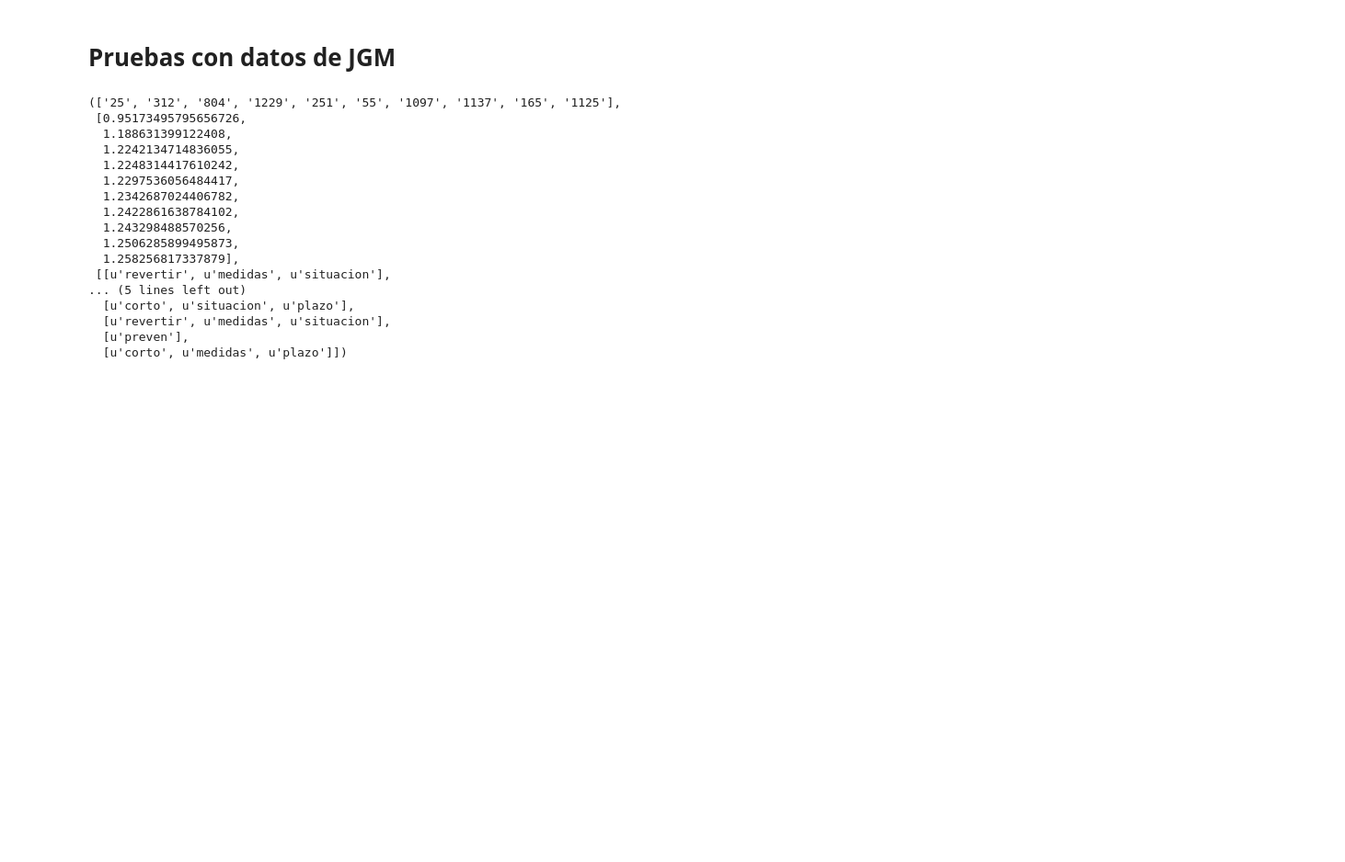
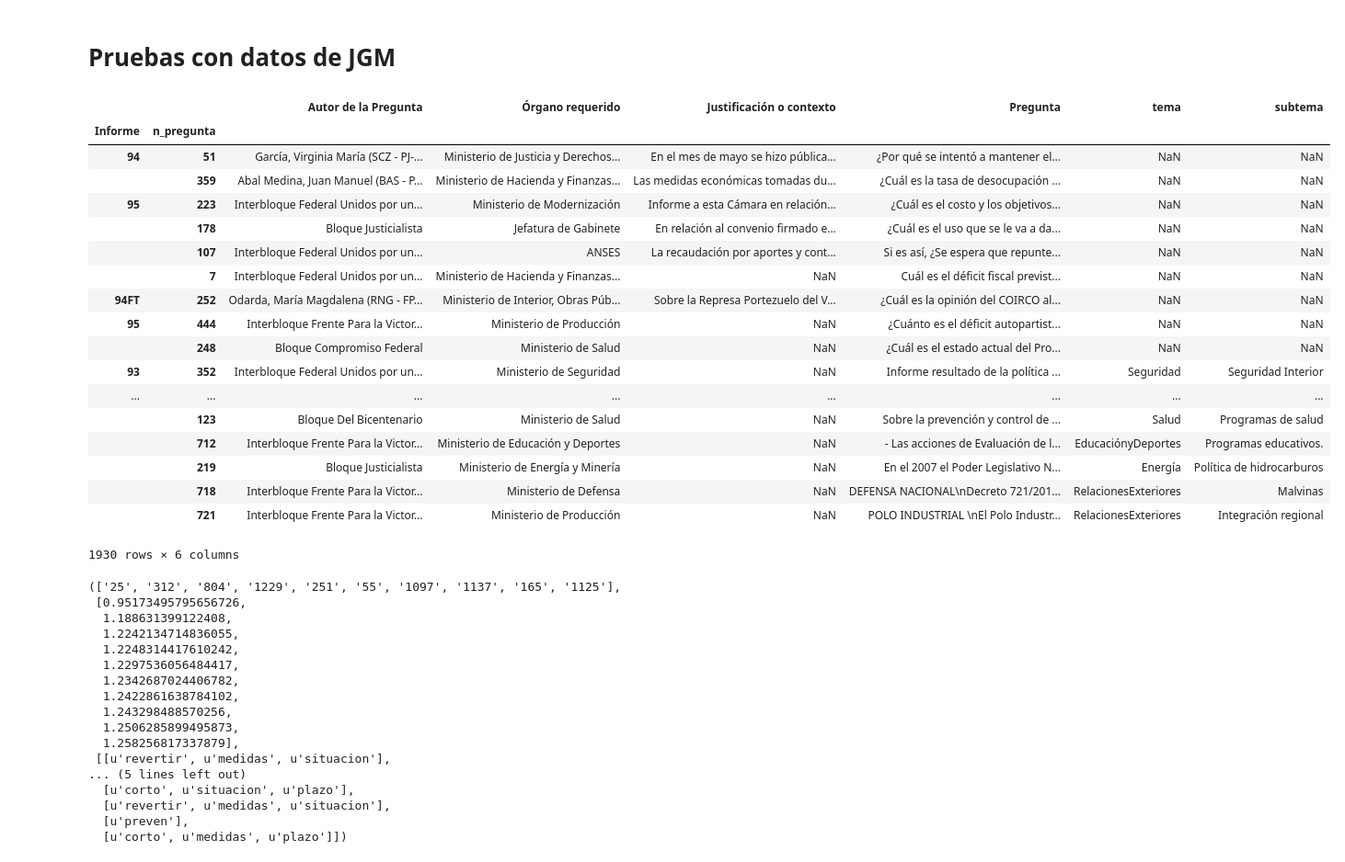
Before and after one commit to kant/buscador-srpa, a Jupyter notebook: testeos_del_objeto.ipynb, the cells around one changed output. Shown: that part at 92% size. Drawn from its saved outputs; the diff is of its cells as text; code cells hidden in the pictures; blank space fills up the shorter version.

Commit message:
Agrego la busqueda por el text-classifier tambien en el campo contexto, renombro campos y elimino justificacion

```diff
--- a/testeos_del_objeto.ipynb
+++ b/testeos_del_objeto.ipynb
@@ -189,7 +189,7 @@ archivos_excel =[unicode(archivo, 'utf') for archivo in os.listdir('./borrador/'
 all_dataframes = []
 for archivo in archivos_excel:
     all_dataframes.append(pd.read_excel(os.path.join('.','borrador',archivo), sheetname='Respuestas de formulario 1'))
-all_questions = pd.concat([x.Pregunta for x in all_dataframes], keys=['94', '94FT','95', '93']).to_frame()
+all_questions = pd.concat([x.loc[:,['Autor de la Pregunta',u'Órgano requerido', u'Justificación o contexto', 'Pregunta']] for x in all_dataframes], keys=['94', '94FT','95', '93'])
 preg_cat = pd.read_excel('./borrador/Informe 93 - HCDN (Respuestas) (1) (1).xlsx',sheetname='Respuestas de formulario 1')
 preg_cat = preg_cat.sortlevel(0)
 all_questions = all_questions.sortlevel(0)
@@ -202,6 +202,28 @@ all_questions.dropna(subset=['Pregunta'], inplace=True) # Sacar preguntas vacias
 longitud = all_questions.Pregunta.str.len()
 all_questions = all_questions.loc[longitud.sort_values().index[50:]] # Sacar preguntas demasiado cortas
 all_questions.index.names = ['Informe', 'n_pregunta']
+# %%
+all_questions
+# %% [output]
+|  |  | Autor de la Pregunta | Órgano requerido | Justificación o contexto | Pregunta | tema | subtema |
+| Informe | n_pregunta |  |  |  |  |  |  |
+| 94 | 51 | García, Virginia María (SCZ - PJ-... | Ministerio de Justicia y Derechos... | En el mes de mayo se hizo pública... | ¿Por qué se intentó a mantener el... | NaN | NaN |
+|  | 359 | Abal Medina, Juan Manuel (BAS - P... | Ministerio de Hacienda y Finanzas... | Las medidas económicas tomadas du... | ¿Cuál es la tasa de desocupación ... | NaN | NaN |
+| 95 | 223 | Interbloque Federal Unidos por un... | Ministerio de Modernización | Informe a esta Cámara en relación... | ¿Cuál es el costo y los objetivos... | NaN | NaN |
+|  | 178 | Bloque Justicialista | Jefatura de Gabinete | En relación al convenio firmado e... | ¿Cuál es el uso que se le va a da... | NaN | NaN |
+|  | 107 | Interbloque Federal Unidos por un... | ANSES | La recaudación por aportes y cont... | Si es así, ¿Se espera que repunte... | NaN | NaN |
+|  | 7 | Interbloque Federal Unidos por un... | Ministerio de Hacienda y Finanzas... | NaN | Cuál es el déficit fiscal previst... | NaN | NaN |
+| 94FT | 252 | Odarda, María Magdalena (RNG - FP... | Ministerio de Interior, Obras Púb... | Sobre la Represa Portezuelo del V... | ¿Cuál es la opinión del COIRCO al... | NaN | NaN |
+| 95 | 444 | Interbloque Frente Para la Victor... | Ministerio de Producción | NaN | ¿Cuánto es el déficit autopartist... | NaN | NaN |
+|  | 248 | Bloque Compromiso Federal | Ministerio de Salud | NaN | ¿Cuál es el estado actual del Pro... | NaN | NaN |
+| 93 | 352 | Interbloque Federal Unidos por un... | Ministerio de Seguridad | NaN | Informe resultado de la política ... | Seguridad | Seguridad Interior |
+| ... | ... | ... | ... | ... | ... | ... | ... |
+|  | 123 | Bloque Del Bicentenario | Ministerio de Salud | NaN | Sobre la prevención y control de ... | Salud | Programas de salud |
+|  | 712 | Interbloque Frente Para la Victor... | Ministerio de Educación y Deportes | NaN | - Las acciones de Evaluación de l... | EducaciónyDeportes | Programas educativos. |
+|  | 219 | Bloque Justicialista | Ministerio de Energía y Minería | NaN | En el 2007 el Poder Legislativo N... | Energía | Política de hidrocarburos |
+|  | 718 | Interbloque Frente Para la Victor... | Ministerio de Defensa | NaN | DEFENSA NACIONAL\nDecreto 721/201... | RelacionesExteriores | Malvinas |
+|  | 721 | Interbloque Frente Para la Victor... | Ministerio de Producción | NaN | POLO INDUSTRIAL \nEl Polo Industr... | RelacionesExteriores | Integración regional |
+1930 rows × 6 columns
 # %%
 all_questions.to_csv('preguntas_con_subtema.csv', encoding='utf-8')
 # %%
```
Also changed, not shown: 16 other files.
